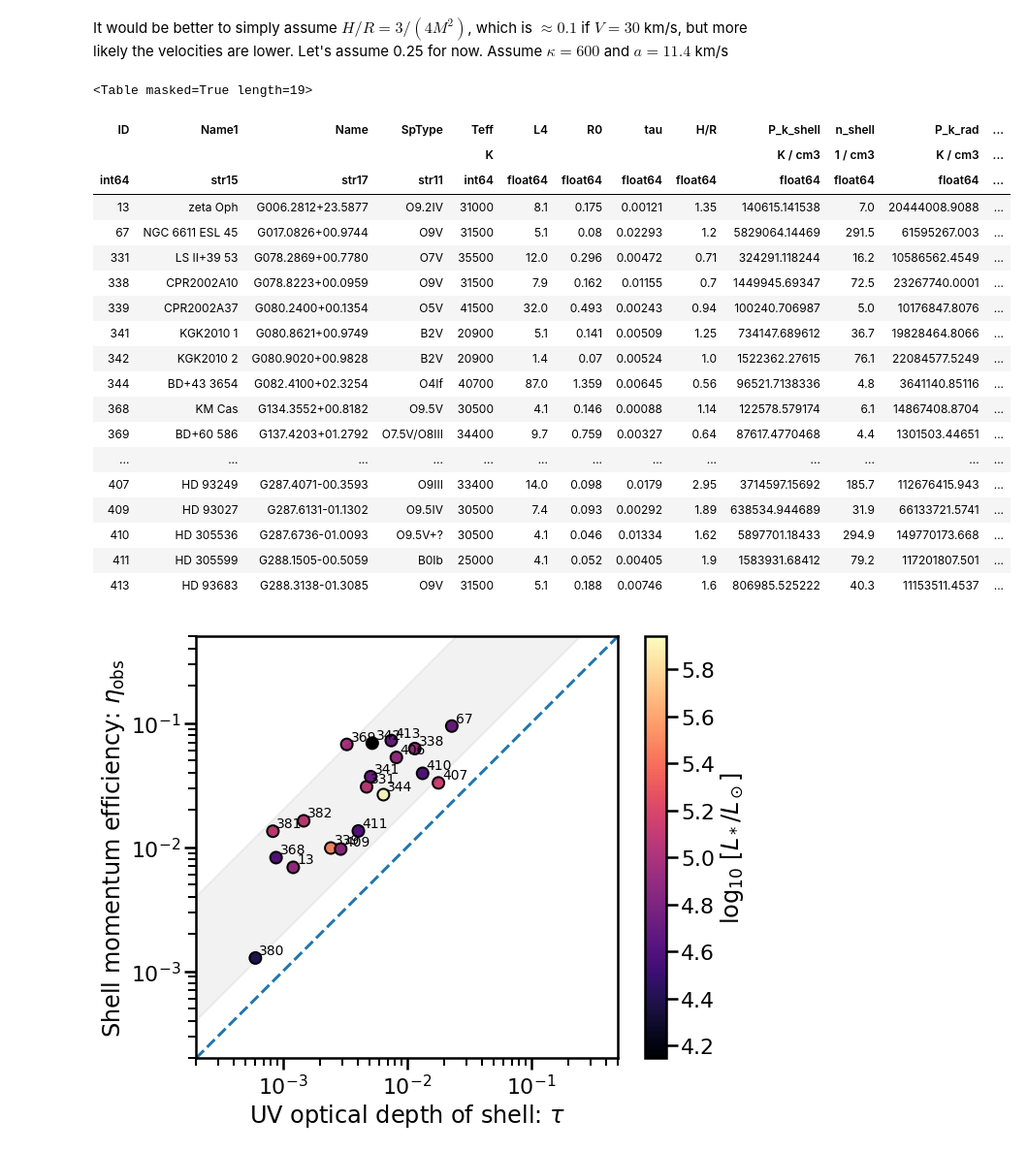
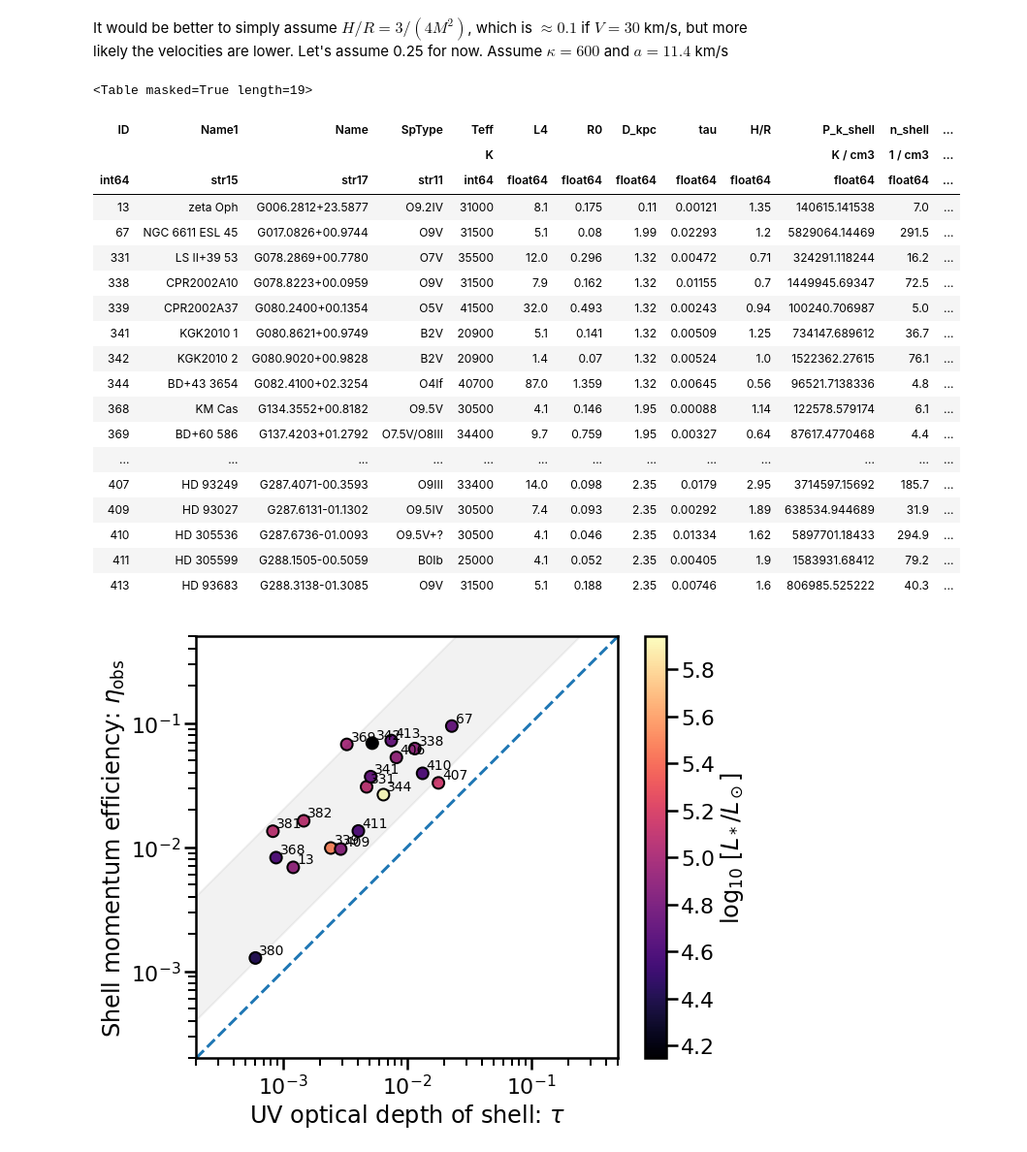
Before and after one commit to div-B-equals-0/dust-wave-case-studies, a Jupyter notebook: Kobulnicky-samples.ipynb, the cells around one changed output. Shown at 97% size. Cells and saved outputs as stored; diff of their text form; code cells hidden in the pictures.

```diff
--- a/Kobulnicky-samples.ipynb
+++ b/Kobulnicky-samples.ipynb
@@ -408,41 +408,41 @@ Make a new table that just has the columns that we want.  We take the $R_0$ from
 # %% [markdown]
 It would be better to simply assume $H/R = 3 / (4 M^2)$, which is $\approx 0.1$ if $V = 30$ km/s, but more likely the velocities are lower.  Let's assume 0.25 for now.  Assume $\kappa = 600$ and $a = 11.4$ km/s
 # %%
-colnames = tt.colnames[0:5] + ['L4', 'R0']
+colnames = tt.colnames[0:5] + ['L4', 'R0', 'D_kpc']
 ttt = tt[colnames]
 ttt['tau'] = np.round(2*tt['LIR/L* will'], decimals=5)
 ttt['H/R'] =np.round(tt['Height'] / tt['R0_as'], decimals=2)
 
 cs = (11.4*u.km/u.s).cgs
 kappa = 600.0*u.cm**2/u.g
 H_R = 0.25
 
 ttt['P_k_shell'] = np.array(ttt['tau'])*(cs**2 / (const.k_B*kappa * H_R * ttt['R0']*u.parsec)).cgs
 ttt['n_shell'] = np.round(ttt['P_k_shell']/u.Kelvin/(2 * 1.0e4), decimals=1)
 ttt['P_k_rad'] = (1e4*const.L_sun*ttt['L4'] / (4*np.pi * (ttt['R0']*u.pc)**2 * const.c * const.k_B)).cgs
 ttt['eta_obs'] = np.round(ttt['P_k_shell'].data/ttt['P_k_rad'].data, decimals=5)
 ttt
 # %% [output]
 <Table masked=True length=19>
-| ID | Name1 | Name | SpType | Teff | L4 | R0 | tau | H/R | P_k_shell | n_shell | P_k_rad | ... |
-|  |  |  |  | K |  |  |  |  | K / cm3 | 1 / cm3 | K / cm3 | ... |
+| ID | Name1 | Name | SpType | Teff | L4 | R0 | D_kpc | tau | H/R | P_k_shell | n_shell | ... |
+|  |  |  |  | K |  |  |  |  |  | K / cm3 | 1 / cm3 | ... |
 | int64 | str15 | str17 | str11 | int64 | float64 | float64 | float64 | float64 | float64 | float64 | float64 | ... |
-| 13 | zeta Oph | G006.2812+23.5877 | O9.2IV | 31000 | 8.1 | 0.175 | 0.00121 | 1.35 | 140615.141538 | 7.0 | 20444008.9088 | ... |
-| 67 | NGC 6611 ESL 45 | G017.0826+00.9744 | O9V | 31500 | 5.1 | 0.08 | 0.02293 | 1.2 | 5829064.14469 | 291.5 | 61595267.003 | ... |
-| 331 | LS II+39 53 | G078.2869+00.7780 | O7V | 35500 | 12.0 | 0.296 | 0.00472 | 0.71 | 324291.118244 | 16.2 | 10586562.4549 | ... |
-| 338 | CPR2002A10 | G078.8223+00.0959 | O9V | 31500 | 7.9 | 0.162 | 0.01155 | 0.7 | 1449945.69347 | 72.5 | 23267740.0001 | ... |
-| 339 | CPR2002A37 | G080.2400+00.1354 | O5V | 41500 | 32.0 | 0.493 | 0.00243 | 0.94 | 100240.706987 | 5.0 | 10176847.8076 | ... |
-| 341 | KGK2010 1 | G080.8621+00.9749 | B2V | 20900 | 5.1 | 0.141 | 0.00509 | 1.25 | 734147.689612 | 36.7 | 19828464.8066 | ... |
-| 342 | KGK2010 2 | G080.9020+00.9828 | B2V | 20900 | 1.4 | 0.07 | 0.00524 | 1.0 | 1522362.27615 | 76.1 | 22084577.5249 | ... |
-| 344 | BD+43 3654 | G082.4100+02.3254 | O4If | 40700 | 87.0 | 1.359 | 0.00645 | 0.56 | 96521.7138336 | 4.8 | 3641140.85116 | ... |
-| 368 | KM Cas | G134.3552+00.8182 | O9.5V | 30500 | 4.1 | 0.146 | 0.00088 | 1.14 | 122578.579174 | 6.1 | 14867408.8704 | ... |
-| 369 | BD+60 586 | G137.4203+01.2792 | O7.5V/O8III | 34400 | 9.7 | 0.759 | 0.00327 | 0.64 | 87617.4770468 | 4.4 | 1301503.44651 | ... |
+| 13 | zeta Oph | G006.2812+23.5877 | O9.2IV | 31000 | 8.1 | 0.175 | 0.11 | 0.00121 | 1.35 | 140615.141538 | 7.0 | ... |
+| 67 | NGC 6611 ESL 45 | G017.0826+00.9744 | O9V | 31500 | 5.1 | 0.08 | 1.99 | 0.02293 | 1.2 | 5829064.14469 | 291.5 | ... |
+| 331 | LS II+39 53 | G078.2869+00.7780 | O7V | 35500 | 12.0 | 0.296 | 1.32 | 0.00472 | 0.71 | 324291.118244 | 16.2 | ... |
+| 338 | CPR2002A10 | G078.8223+00.0959 | O9V | 31500 | 7.9 | 0.162 | 1.32 | 0.01155 | 0.7 | 1449945.69347 | 72.5 | ... |
+| 339 | CPR2002A37 | G080.2400+00.1354 | O5V | 41500 | 32.0 | 0.493 | 1.32 | 0.00243 | 0.94 | 100240.706987 | 5.0 | ... |
+| 341 | KGK2010 1 | G080.8621+00.9749 | B2V | 20900 | 5.1 | 0.141 | 1.32 | 0.00509 | 1.25 | 734147.689612 | 36.7 | ... |
+| 342 | KGK2010 2 | G080.9020+00.9828 | B2V | 20900 | 1.4 | 0.07 | 1.32 | 0.00524 | 1.0 | 1522362.27615 | 76.1 | ... |
+| 344 | BD+43 3654 | G082.4100+02.3254 | O4If | 40700 | 87.0 | 1.359 | 1.32 | 0.00645 | 0.56 | 96521.7138336 | 4.8 | ... |
+| 368 | KM Cas | G134.3552+00.8182 | O9.5V | 30500 | 4.1 | 0.146 | 1.95 | 0.00088 | 1.14 | 122578.579174 | 6.1 | ... |
+| 369 | BD+60 586 | G137.4203+01.2792 | O7.5V/O8III | 34400 | 9.7 | 0.759 | 1.95 | 0.00327 | 0.64 | 87617.4770468 | 4.4 | ... |
 | ... | ... | ... | ... | ... | ... | ... | ... | ... | ... | ... | ... | ... |
-| 407 | HD 93249 | G287.4071-00.3593 | O9III | 33400 | 14.0 | 0.098 | 0.0179 | 2.95 | 3714597.15692 | 185.7 | 112676415.943 | ... |
-| 409 | HD 93027 | G287.6131-01.1302 | O9.5IV | 30500 | 7.4 | 0.093 | 0.00292 | 1.89 | 638534.944689 | 31.9 | 66133721.5741 | ... |
-| 410 | HD 305536 | G287.6736-01.0093 | O9.5V+? | 30500 | 4.1 | 0.046 | 0.01334 | 1.62 | 5897701.18433 | 294.9 | 149770173.668 | ... |
-| 411 | HD 305599 | G288.1505-00.5059 | B0Ib | 25000 | 4.1 | 0.052 | 0.00405 | 1.9 | 1583931.68412 | 79.2 | 117201807.501 | ... |
-| 413 | HD 93683 | G288.3138-01.3085 | O9V | 31500 | 5.1 | 0.188 | 0.00746 | 1.6 | 806985.525222 | 40.3 | 11153511.4537 | ... |
+| 407 | HD 93249 | G287.4071-00.3593 | O9III | 33400 | 14.0 | 0.098 | 2.35 | 0.0179 | 2.95 | 3714597.15692 | 185.7 | ... |
+| 409 | HD 93027 | G287.6131-01.1302 | O9.5IV | 30500 | 7.4 | 0.093 | 2.35 | 0.00292 | 1.89 | 638534.944689 | 31.9 | ... |
+| 410 | HD 305536 | G287.6736-01.0093 | O9.5V+? | 30500 | 4.1 | 0.046 | 2.35 | 0.01334 | 1.62 | 5897701.18433 | 294.9 | ... |
+| 411 | HD 305599 | G288.1505-00.5059 | B0Ib | 25000 | 4.1 | 0.052 | 2.35 | 0.00405 | 1.9 | 1583931.68412 | 79.2 | ... |
+| 413 | HD 93683 | G288.3138-01.3085 | O9V | 31500 | 5.1 | 0.188 | 2.35 | 0.00746 | 1.6 | 806985.525222 | 40.3 | ... |
 # %%
 fig, ax = plt.subplots(figsize=(10, 8))
 xx, yy = ttt['tau'], ttt['eta_obs']
```
Also changed, not shown: parts of 5 cells of this notebook, 3 other files.
